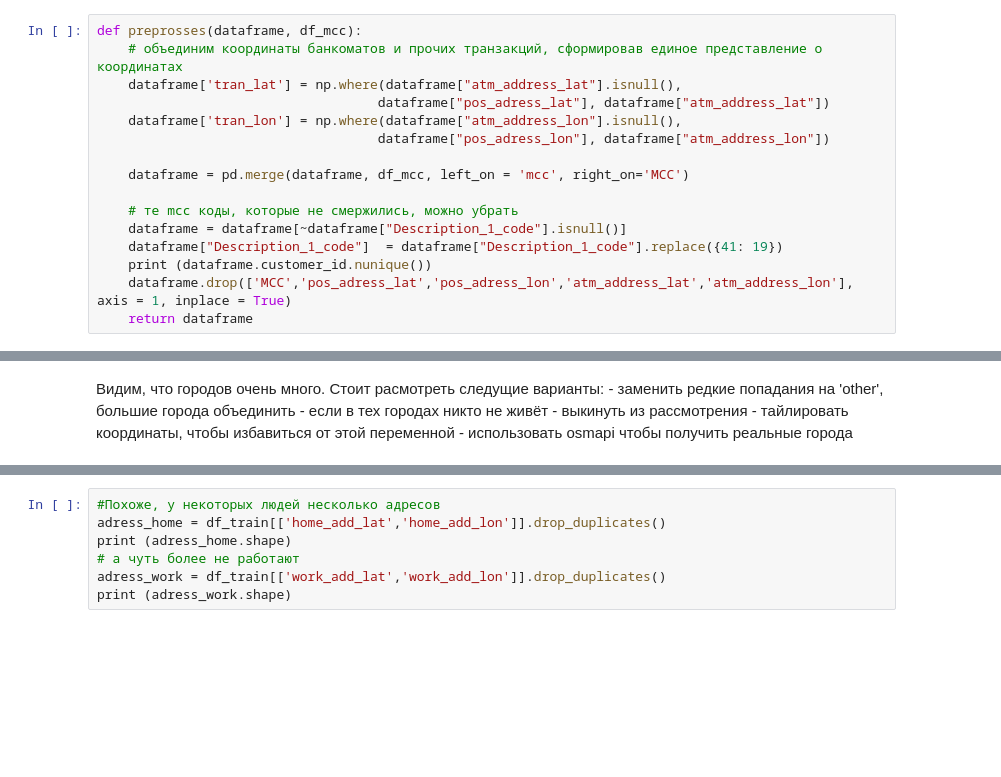
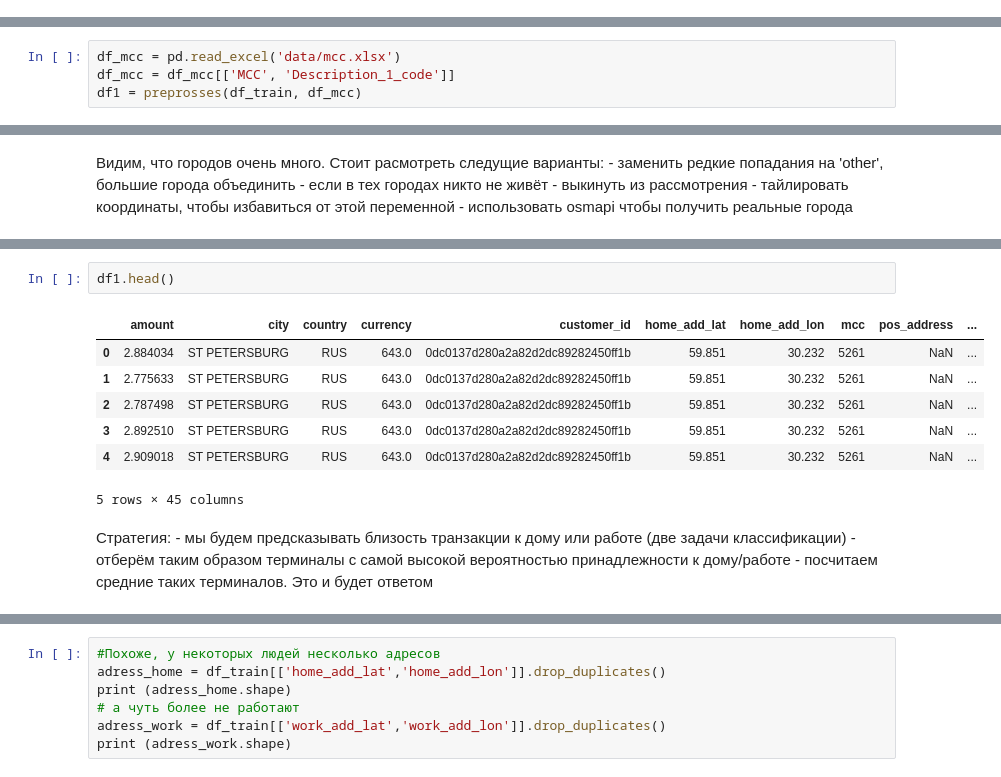
Before and after one commit to GavrilinEugene/raiffeisen_data_cup, a Jupyter notebook: data_exploration.ipynb, the cells around one changed output, grey strips where cells are left out. Saved outputs shown, nothing was run; the diff lists cells and outputs as text; blank space fills up the shorter version.

Commit message:
data preprossesing

```diff
--- a/data_exploration.ipynb
+++ b/data_exploration.ipynb
@@ -29,19 +32,3 @@ def score(predictions_home, predictions_work, real_coords_home, real_coords_work
 
 
     return score / len(predictions_home)
-# %%
-def preprosses(dataframe, df_mcc):
-    # объединим координаты банкоматов и прочих транзакций, сформировав единое представление о координатах
-    dataframe['tran_lat'] = np.where(dataframe["atm_address_lat"].isnull(),
-                                    dataframe["pos_adress_lat"], dataframe["atm_address_lat"])
-    dataframe['tran_lon'] = np.where(dataframe["atm_address_lon"].isnull(),
-                                    dataframe["pos_adress_lon"], dataframe["atm_address_lon"])
-
-    dataframe = pd.merge(dataframe, df_mcc, left_on = 'mcc', right_on='MCC')
-
-    # те mcc коды, которые не смержились, можно убрать
-    dataframe = dataframe[~dataframe["Description_1_code"].isnull()]
-    dataframe["Description_1_code"]  = dataframe["Description_1_code"].replace({41: 19})
-    print (dataframe.customer_id.nunique())
-    dataframe.drop(['MCC','pos_adress_lat','pos_adress_lon','atm_address_lat','atm_address_lon'], axis = 1, inplace = True)
-    return dataframe
@@ -66,0 +149,4 @@ Name: city, dtype: int64
+# %%
+df_mcc = pd.read_excel('data/mcc.xlsx')
+df_mcc = df_mcc[['MCC', 'Description_1_code']]
+df1 = preprosses(df_train, df_mcc)
@@ -72,0 +191,15 @@ Name: city, dtype: int64
+# %%
+df1.head()
+# %% [output]
+|  | amount | city | country | currency | customer_id | home_add_lat | home_add_lon | mcc | pos_address | ... |
+| 0 | 2.884034 | ST PETERSBURG | RUS | 643.0 | 0dc0137d280a2a82d2dc89282450ff1b | 59.851 | 30.232 | 5261 | NaN | ... |
+| 1 | 2.775633 | ST PETERSBURG | RUS | 643.0 | 0dc0137d280a2a82d2dc89282450ff1b | 59.851 | 30.232 | 5261 | NaN | ... |
+| 2 | 2.787498 | ST PETERSBURG | RUS | 643.0 | 0dc0137d280a2a82d2dc89282450ff1b | 59.851 | 30.232 | 5261 | NaN | ... |
+| 3 | 2.892510 | ST PETERSBURG | RUS | 643.0 | 0dc0137d280a2a82d2dc89282450ff1b | 59.851 | 30.232 | 5261 | NaN | ... |
+| 4 | 2.909018 | ST PETERSBURG | RUS | 643.0 | 0dc0137d280a2a82d2dc89282450ff1b | 59.851 | 30.232 | 5261 | NaN | ... |
+5 rows × 45 columns
+# %% [markdown]
+Стратегия:
+    - мы будем предсказывать близость транзакции к дому или работе (две задачи классификации)
+    - отберём таким образом терминалы с самой высокой вероятностью принадлежности к дому/работе
+    - посчитаем средние таких терминалов. Это и будет ответом
```
Also changed, not shown: parts of 35 cells of this notebook, 1 other file.
